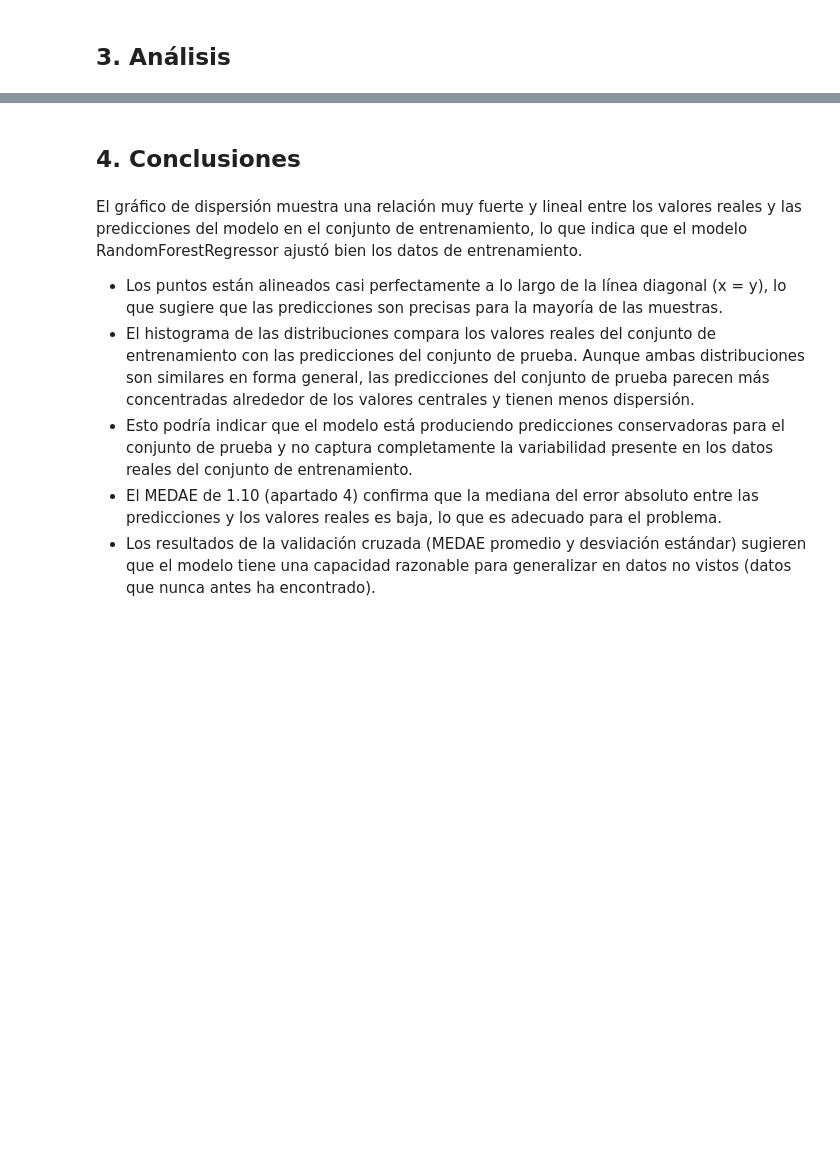
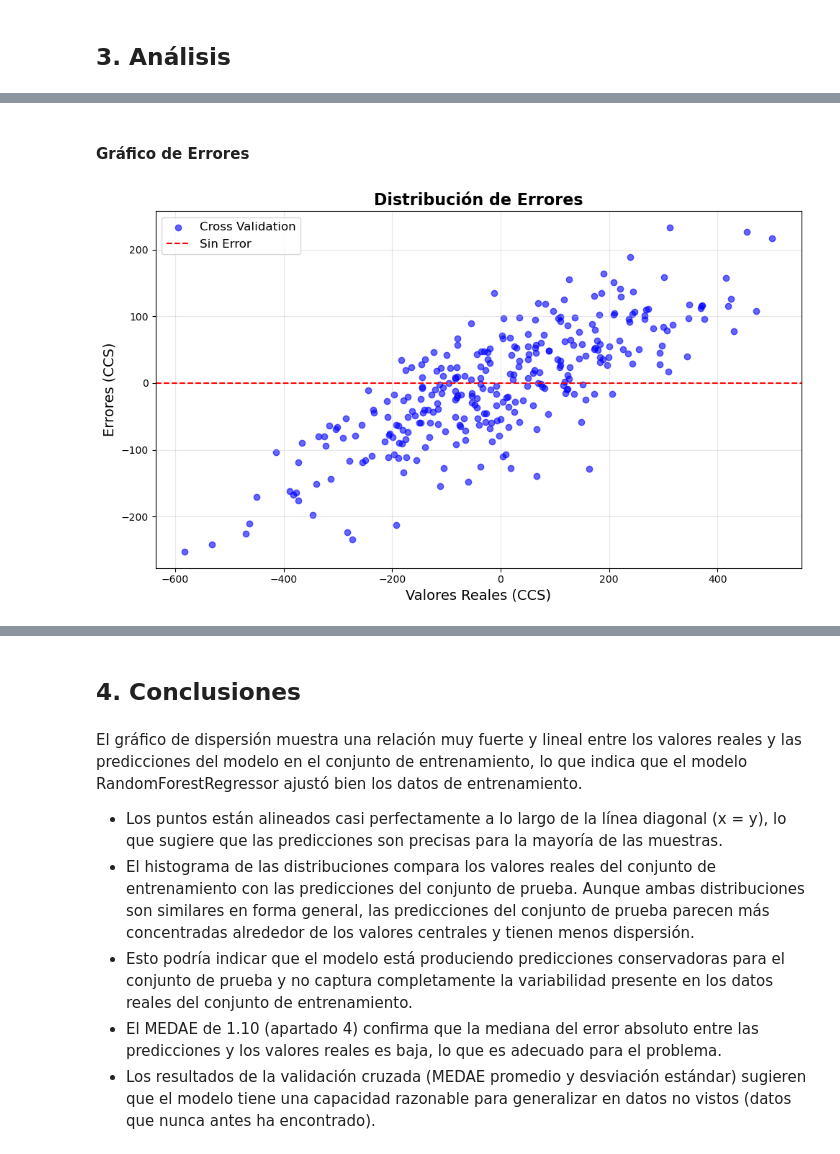
Before and after one commit to gabriellazovsky/prac3IA, a Jupyter notebook: P3IA_v2.ipynb, the cells around one changed output, grey strips where cells are left out. Cells and saved outputs as stored; diff of their text form; code cells hidden in the pictures; blank space fills up the shorter version.

```diff
--- a/P3IA_v2.ipynb
+++ b/P3IA_v2.ipynb
@@ -398,0 +481,44 @@ except NameError as e:
+# %% [markdown]
+#### Gráfico de Errores
+# %%
+from sklearn.model_selection import train_test_split
+from sklearn.ensemble import RandomForestRegressor
+from lightgbm import LGBMRegressor
+from sklearn.metrics import median_absolute_error
+import numpy as np
+import matplotlib.pyplot as plt
+
+# Datos ficticios (sustituir con tus datos reales)
+from sklearn.datasets import make_regression
+X, y = make_regression(n_samples=1000, n_features=20, noise=0.1, random_state=42)
+
+# Dividir en conjunto de entrenamiento y prueba
+X_train, X_test, y_train, y_test = train_test_split(X, y, test_size=0.3, random_state=42)
+
+# Entrenar modelos
+model_cv = RandomForestRegressor(random_state=42)
+model_cv.fit(X_train, y_train)
+y_pred_cv = model_cv.predict(X_test)
+
+
+# Valores reales
+y_true = y_test
+
+# Cálculo de errores
+errors_cv = y_true - y_pred_cv
+
+
+# Graficar distribución de errores
+plt.figure(figsize=(10, 6))
+plt.scatter(y_true, errors_cv, alpha=0.6, label='Cross Validation', color='blue')
+
+plt.axhline(0, color='red', linestyle='--', label='Sin Error')
+plt.xlabel('Valores Reales (CCS)', fontsize=14)
+plt.ylabel('Errores (CCS)', fontsize=14)
+plt.title('Distribución de Errores', fontsize=16, fontweight='bold')
+plt.legend(fontsize=12)
+plt.grid(alpha=0.3)
+plt.tight_layout()
+plt.show()
+# %% [output]
+[figure, added]
```
Also changed, not shown: parts of 23 cells of this notebook, 1 other file.
